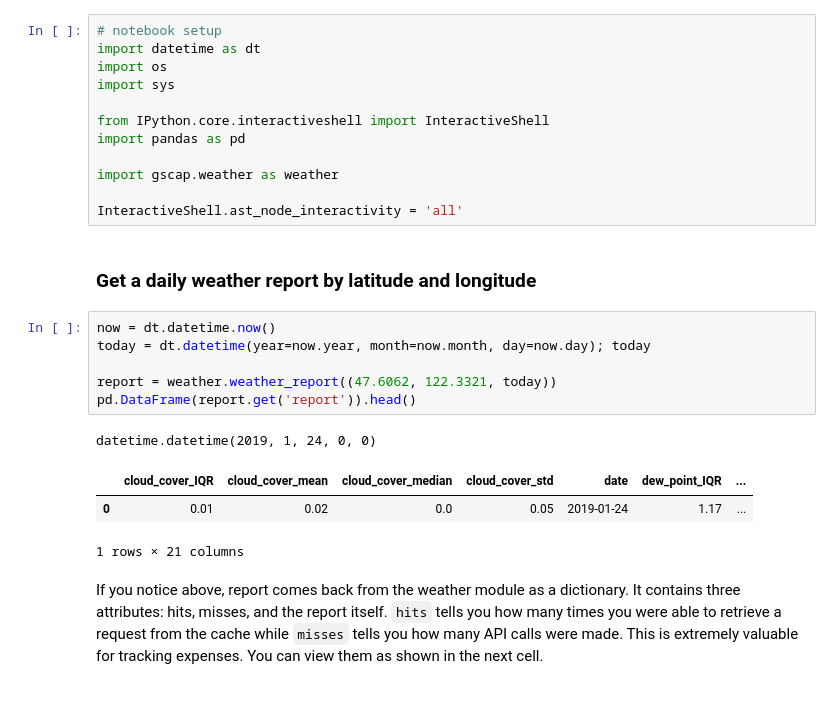
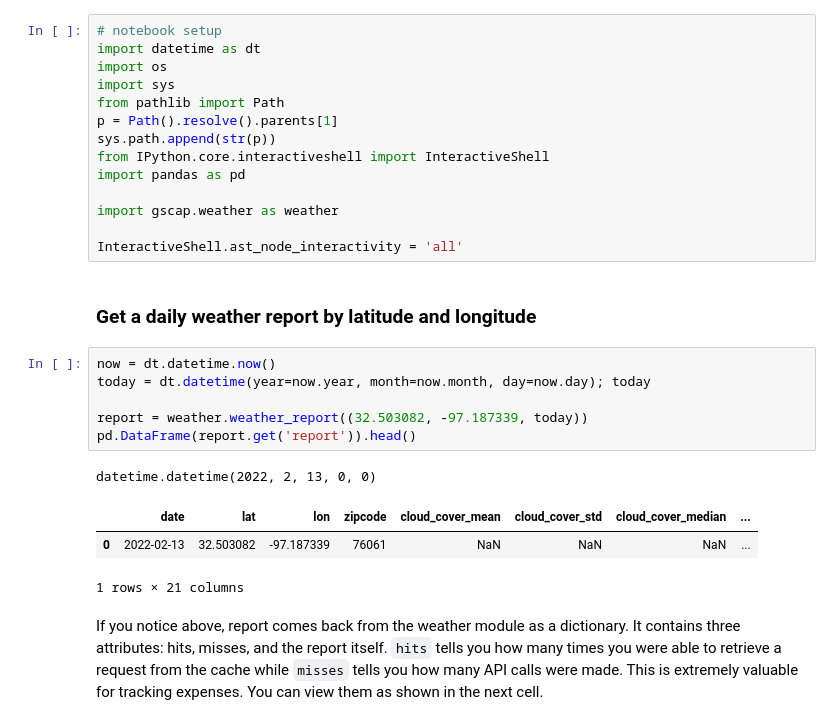
Before and after one commit to aid4mh/gSCAP, a Jupyter notebook: notebooks/demos/weather.ipynb, the cells around one changed output. Saved outputs shown, nothing was run; the diff lists cells and outputs as text.

Commit message:
setting permanent filepath and start conversion to OpenWeather

```diff
--- a/notebooks/demos/weather.ipynb
+++ b/notebooks/demos/weather.ipynb
@@ -3,7 +3,9 @@
 import datetime as dt
 import os
 import sys
-
+from pathlib import Path
+p = Path().resolve().parents[1]
+sys.path.append(str(p))
 from IPython.core.interactiveshell import InteractiveShell
 import pandas as pd
 
@@ -15,13 +17,13 @@ InteractiveShell.ast_node_interactivity = 'all'
 # %%
 now = dt.datetime.now()
 today = dt.datetime(year=now.year, month=now.month, day=now.day); today
 
-report = weather.weather_report((47.6062, 122.3321, today))
+report = weather.weather_report((32.503082, -97.187339, today))
 pd.DataFrame(report.get('report')).head()
 # %% [output]
-datetime.datetime(2019, 1, 24, 0, 0)
+datetime.datetime(2022, 2, 13, 0, 0)
-|  | cloud_cover_IQR | cloud_cover_mean | cloud_cover_median | cloud_cover_std | date | dew_point_IQR | ... |
-| 0 | 0.01 | 0.02 | 0.0 | 0.05 | 2019-01-24 | 1.17 | ... |
+|  | date | lat | lon | zipcode | cloud_cover_mean | cloud_cover_std | cloud_cover_median | ... |
+| 0 | 2022-02-13 | 32.503082 | -97.187339 | 76061 | NaN | NaN | NaN | ... |
 1 rows × 21 columns
 # %% [markdown]
 If you notice above, report comes back from the weather module as a dictionary. It contains three attributes: hits, misses, and the report itself. `hits` tells you how many times you were able to retrieve a request from the cache while `misses` tells you how many API calls were made. This is extremely valuable for tracking expenses. You can view them as shown in the next cell.
```
Also changed, not shown: parts of 1 cell of this notebook, 5 other files.
